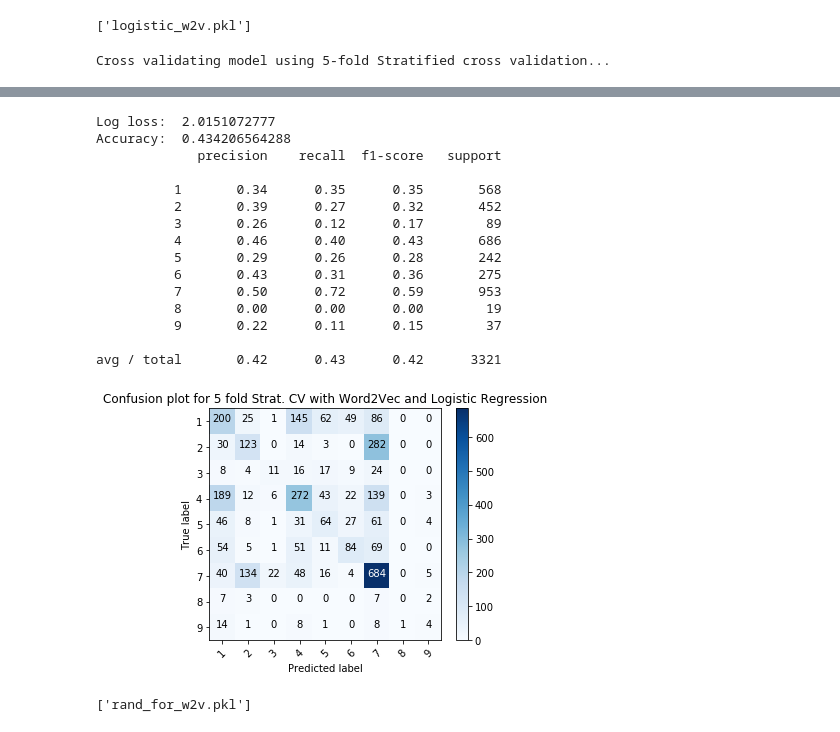
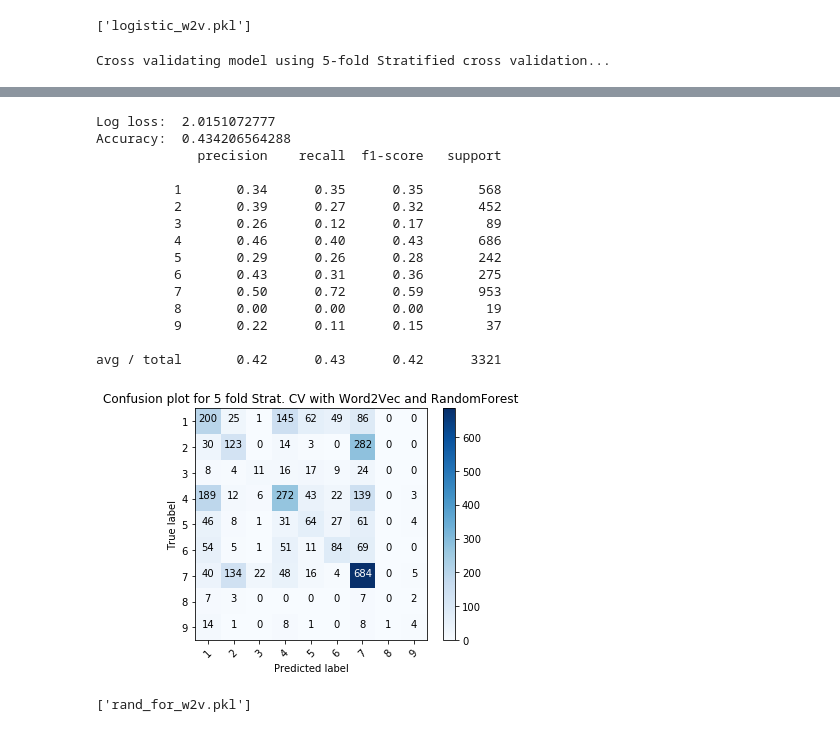
Before and after one commit to halfcurry/ML_Redefining_Cancer, a Jupyter notebook: redef_cancer.ipynb, the cells around one changed output, grey strips where cells are left out. Drawn from its saved outputs; the diff is of its cells as text; code cells hidden in the pictures.

```diff
--- a/redef_cancer.ipynb
+++ b/redef_cancer.ipynb
@@ -101,13 +108,15 @@ print("Finished in ", t_end-t_init, " secs" )
 # %%
-X_pre = []
-print("Loading pre-processed data...")
-with open('new_train.txt','r') as f:
-    arr = f.readlines()
-    counter = 0
-    for line in arr:
-        counter+=1
-        #print(counter)
-        x = ast.literal_eval(line.strip("\n"))
-        X_pre.append(str(x))
-new_text = pd.DataFrame({'preprocessed_txt': X_pre})
-#print(new_text)
+def load_preprocessed(filename):
+    X_pre = []
+    print("Loading pre-processed data...")
+    with open(filename,'r') as f:
+        arr = f.readlines()
+        counter = 0
+        for line in arr:
+            counter+=1
+            #print(counter)
+            x = ast.literal_eval(line.strip("\n"))
+            X_pre.append(str(x))
+    new_text = pd.DataFrame({'preprocessed_txt': X_pre})
+    return new_text
+    #print(new_text)
@@ -116,4 +123,5 @@ Loading pre-processed data...
 # %%
+new_text = load_preprocessed('new_train.txt')
 new_train = train.join(new_text)
 print(new_train.head)
 # %% [output]
@@ -179,7 +187,7 @@ def crossval_evaluate_model(model, X, y, title_plot='Confusion matrix'):
     print("Cross validating model using 5-fold Stratified cross validation...")
     #model.fit(X,y)
     y_probas = cross_val_predict(model, X, y, cv=StratifiedKFold(random_state=42),
-                               n_jobs=-1, method='predict_proba', verbose=2)
+                               n_jobs=1, method='predict_proba', verbose=2)
 
     classes_names = np.unique(y)
     #print(classes_names)
@@ -468,8 +471,9 @@ avg / total       0.41      0.42      0.41      3321
 [figure]
 ['logistic_w2v.pkl']
 # %%
+#word2vec and RandomForest
 model = RandomForestClassifier(n_estimators=1000, max_depth=15)
-model = crossval_evaluate_model(model,meanW2V,new_train['Class'].values,'Confusion plot for 5 fold Strat. CV with Word2Vec and Logistic Regression')
+model = crossval_evaluate_model(model,meanW2V,new_train['Class'].values,'Confusion plot for 5 fold Strat. CV with Word2Vec and RandomForest')
 joblib.dump(model, "rand_for_w2v.pkl",compress=1)
 # %% [output]
 Cross validating model using 5-fold Stratified cross validation...
@@ -477,17 +481,17 @@ Cross validating model using 5-fold Stratified cross validation...
 Log loss:  2.0151072777
 Accuracy:  0.434206564288
              precision    recall  f1-score   support
 
           1       0.34      0.35      0.35       568
           2       0.39      0.27      0.32       452
           3       0.26      0.12      0.17        89
           4       0.46      0.40      0.43       686
           5       0.29      0.26      0.28       242
           6       0.43      0.31      0.36       275
           7       0.50      0.72      0.59       953
           8       0.00      0.00      0.00        19
           9       0.22      0.11      0.15        37
 
 avg / total       0.42      0.43      0.42      3321
-[figure, old version]
+[figure, new version]
 ['rand_for_w2v.pkl']
```
Also changed, not shown: parts of 23 cells of this notebook.
